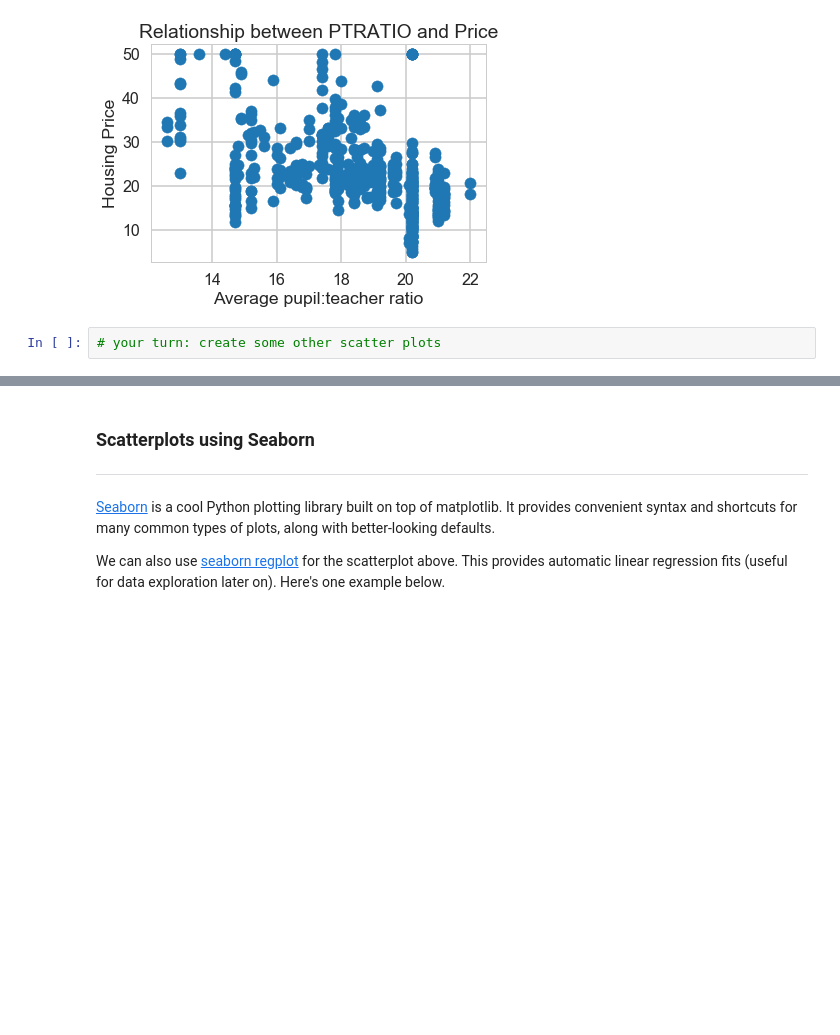
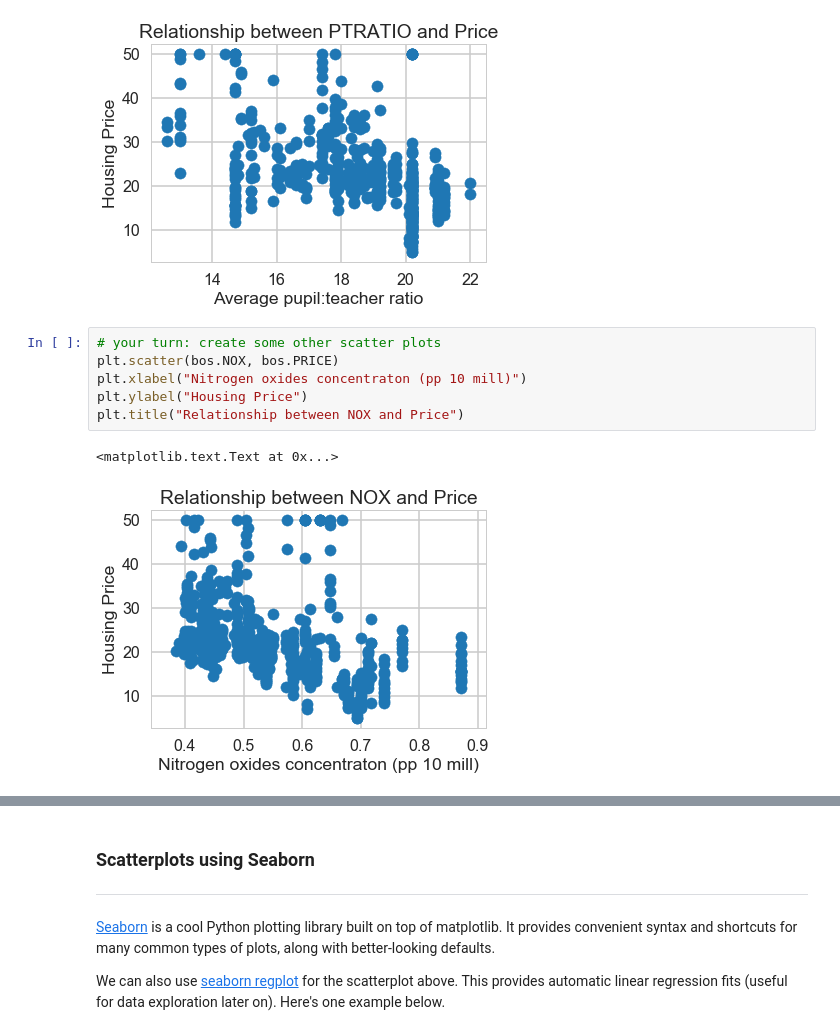
Before and after one commit to schmitzmelissa/Springboard-Mini-Projects, a Jupyter notebook: linear_regression/Mini_Project_Linear_Regression.ipynb, the cells around one changed output, grey strips where cells are left out. Drawn from its saved outputs; the diff is of its cells as text; blank space fills up the shorter version.

```diff
--- a/linear_regression/Mini_Project_Linear_Regression.ipynb
+++ b/linear_regression/Mini_Project_Linear_Regression.ipynb
@@ -298,5 +298,12 @@ plt.title("Relationship between PTRATIO and Price")
 # %% [output]
 <matplotlib.text.Text at 0x...>
 [figure]
-# %%
-# your turn: create some other scatter plots
+# %%
+# your turn: create some other scatter plots
+plt.scatter(bos.NOX, bos.PRICE)
+plt.xlabel("Nitrogen oxides concentraton (pp 10 mill)")
+plt.ylabel("Housing Price")
+plt.title("Relationship between NOX and Price")
+# %% [output]
+<matplotlib.text.Text at 0x...>
+[figure, added]
```
Also changed, not shown: parts of 8 cells of this notebook.
